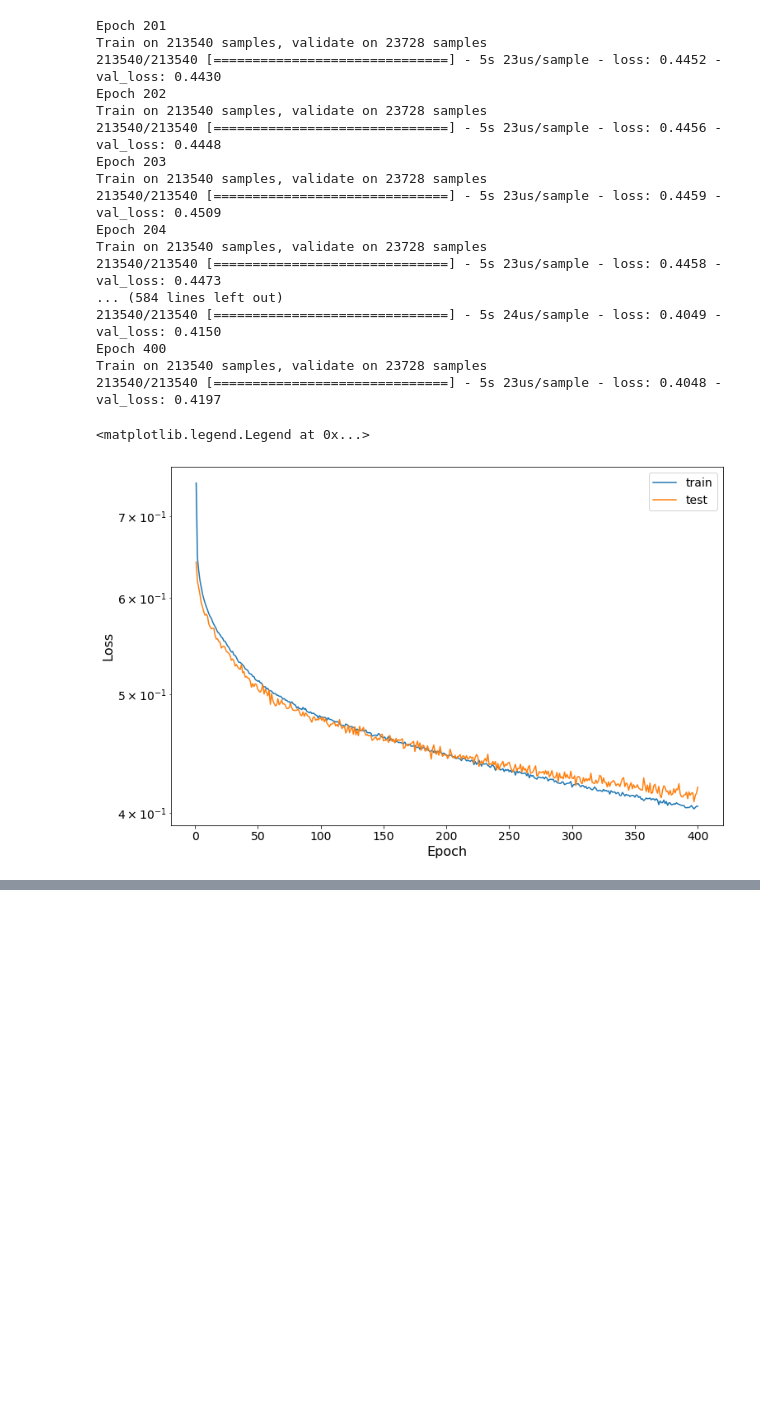
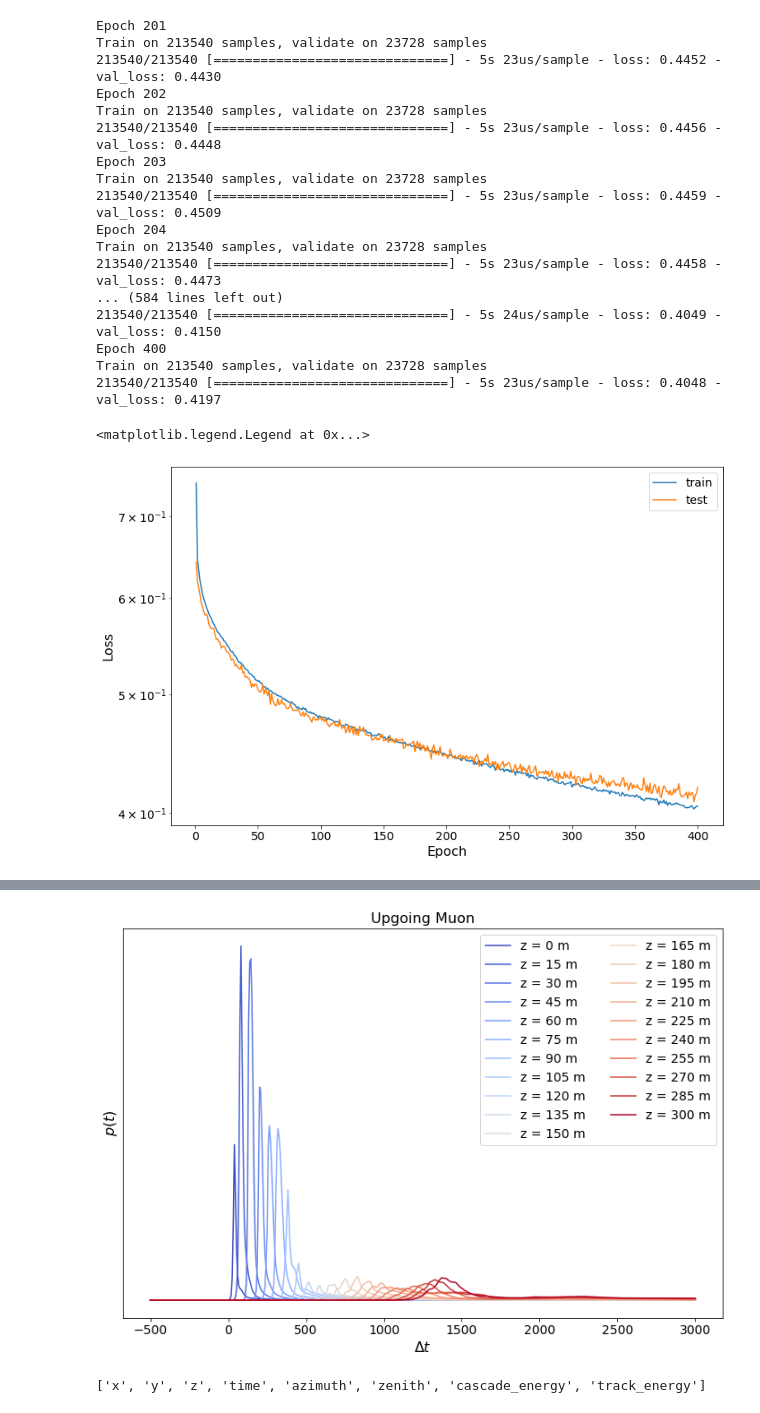
Before and after one commit to philippeller/IceNet, a Jupyter notebook: HitNet.ipynb, the cells around one changed output, grey strips where cells are left out. Cells and saved outputs as stored; diff of their text form; code cells hidden in the pictures; blank space fills up the shorter version.

```diff
--- a/HitNet.ipynb
+++ b/HitNet.ipynb
@@ -125,14 +123,12 @@ class trafo_indep(tf.keras.layers.Layer):
         dist = tf.math.sqrt(tf.math.square(dx) + tf.math.square(dy) + tf.math.square(dz))
 
         absdeltaphidir = tf.abs(tf.math.acos(
-                                tf.maximum(-1.,
-                                           tf.minimum(1.,
-                                                      -tf.math.divide_no_nan((cosphi*dx + sinphi*dy),
-                                                                             rho)
-                                                     )
-                                          )
+                                tf.clip_by_value(-tf.math.divide_no_nan((cosphi*dx + sinphi*dy), rho),
+                                                 clip_value_min = -1.,
+                                                 clip_value_max = +1.,
+                                                )
+                                            )
                                 )
-                        )
         costheta = tf.math.divide_no_nan(rho, dist)
 
         dt = hit[:,3] - params[:, time_idx]
@@ -382,5 +378,5 @@ hit_net.save('homogeneous_indep_hit_net.h5')
 # %%
-#hit_net = tf.keras.models.load_model('homogeneous_hit_net_mega_train.h5', custom_objects={'trafo':trafo})
+hit_net = tf.keras.models.load_model('homogeneous_indep_hit_net.h5', custom_objects={'trafo_indep':trafo_indep})
 # %%
 for i in range(200):
 
@@ -463,8 +424,8 @@ plt.axvline(true_p, c='r')
 # %%
 charge_net.save('charge_net_400.h5')
+# %%
+charge_net = tf.keras.models.load_model('charge_net_400.h5', custom_objects={'trafo_q':trafo_q})
 # %%
 hf, cf, pf = get_event_hits('../test_data/oscNext_genie_level3_v01.03_pass2.140000.000001.hdf5', labels=labels, N_events=None)
 qf, pqf = get_event_charge('../test_data/oscNext_genie_level3_v01.03_pass2.140000.000001.hdf5', labels=labels, N_events=None)
-# %%
-epsilon = 1e-10
 # %%
@@ -660,0 +631,29 @@ plt.savefig('hitnet_event%i.png'%evt)
+# %%
+N = 21
+
+
+colors = plt.cm.coolwarm(np.linspace(0,1,N))
+
+for i, z in enumerate(np.linspace(0, 300, N)):
+
+    p = np.repeat(np.array([0., 0., 0., 0, 0., np.pi, 20., 100.]), 500).reshape(8, -1).T
+
+
+    p[:, 3] = np.linspace(-3000, 500, p.shape[0])
+
+
+    _, l, _, _, = get_llhs(np.array([[5.,5., z, 0.]]), [1.], [1.], p, epsilon = 1e-10, subtract=False)
+
+    plt.plot(-p[:, 3], np.exp(-l), color=colors[i], label='z = %.0f m'%z)
+plt.legend(ncol=2)
+plt.gca().get_yaxis().set_ticks([])
+plt.gca().set_title('Upgoing Muon')
+plt.gca().set_xlabel(r'$\Delta t$')
+plt.gca().set_ylabel(r'$p(t)$')
+plt.savefig('upgoing_muon.png')
+# %% [output]
+[figure, added]
+# %%
+labels
+# %% [output]
+['x', 'y', 'z', 'time', 'azimuth', 'zenith', 'cascade_energy', 'track_energy']
```
Also changed, not shown: parts of 11 cells of this notebook.
